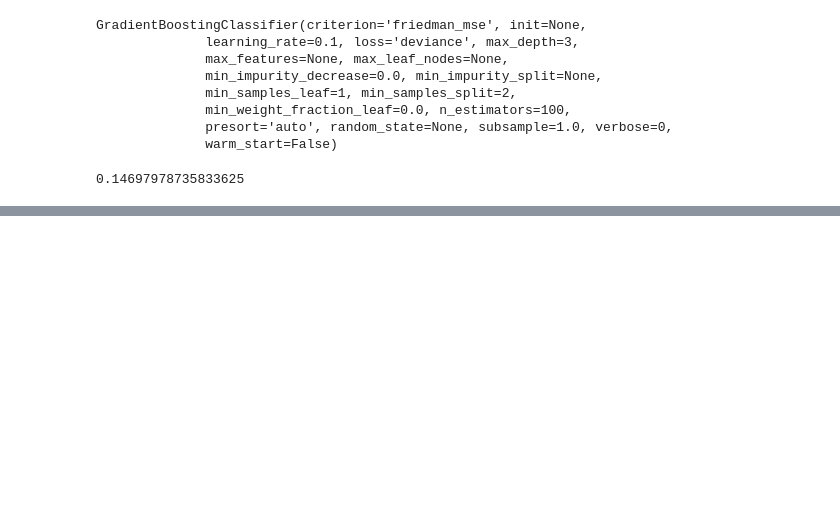
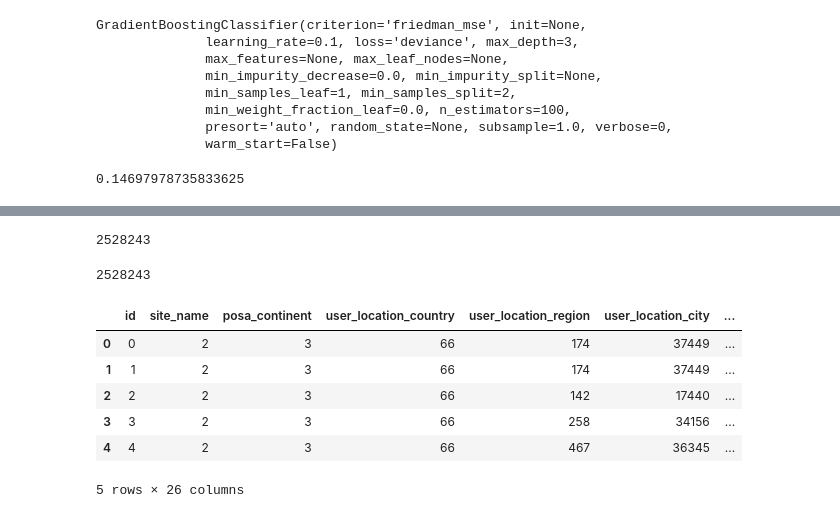
Before and after one commit to hamedrazavi/expedia_hotel_recommendations, a Jupyter notebook: expedia_hotel_recommendataions.ipynb, the cells around one changed output, grey strips where cells are left out. Cells and saved outputs as stored; diff of their text form; code cells hidden in the pictures; blank space fills up the shorter version.

```diff
--- a/expedia_hotel_recommendataions.ipynb
+++ b/expedia_hotel_recommendataions.ipynb
@@ -627,0 +829,5 @@ metrics.accuracy_score(y_pred=y_pred, y_true=ytest)
+# %%
+assembler = VectorAssembler(inputCols=features_list, outputCol='features')
+rndm_fr = RandomForestClassifierSpark(featuresCol='features', labelCol='hotel_cluster')
+pipeline = Pipeline(stages=[assembler, rndm_fr])
+model_rndmfr_B = pipeline.fit(dfTrainB)
@@ -627,0 +858,2 @@ metrics.accuracy_score(y_pred=y_pred, y_true=ytest)
+# %%
+Xtest = test.drop('date_time', 'srch_ci_yr', 'srch_ci', 'srch_co', 'is_weekend', 'user_id')
@@ -627,0 +863,20 @@ metrics.accuracy_score(y_pred=y_pred, y_true=ytest)
+# %%
+test.count()
+# %% [output]
+2528243
+# %%
+Xtest.count()
+# %% [output]
+2528243
+# %%
+test_pred = model_rndmfr_B.transform(Xtest)
+# %%
+head2pd(test_pred)
+# %% [output]
+|  | id | site_name | posa_continent | user_location_country | user_location_region | user_location_city | ... |
+| 0 | 0 | 2 | 3 | 66 | 174 | 37449 | ... |
+| 1 | 1 | 2 | 3 | 66 | 174 | 37449 | ... |
+| 2 | 2 | 2 | 3 | 66 | 142 | 17440 | ... |
+| 3 | 3 | 2 | 3 | 66 | 258 | 34156 | ... |
+| 4 | 4 | 2 | 3 | 66 | 467 | 36345 | ... |
+5 rows × 26 columns
```
Also changed, not shown: parts of 75 cells of this notebook.
